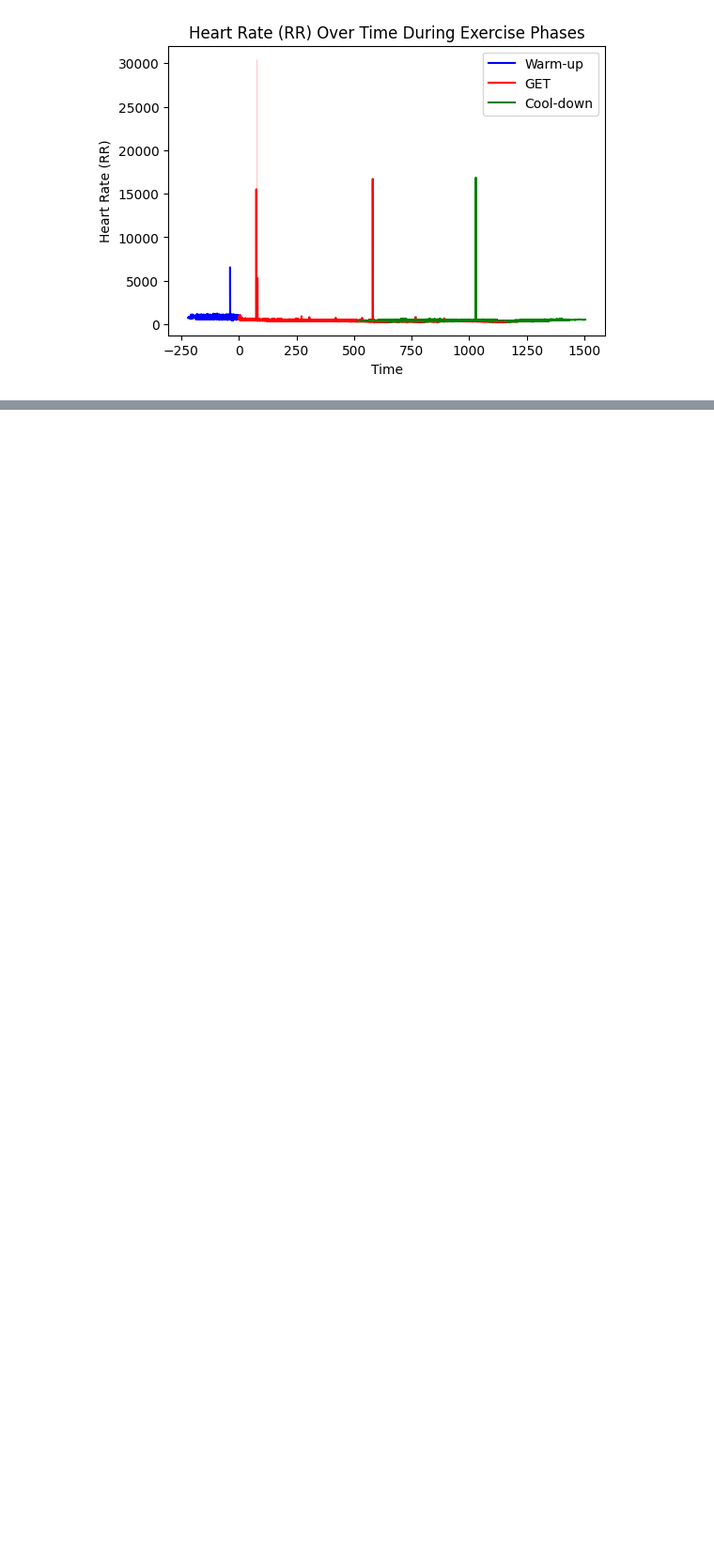
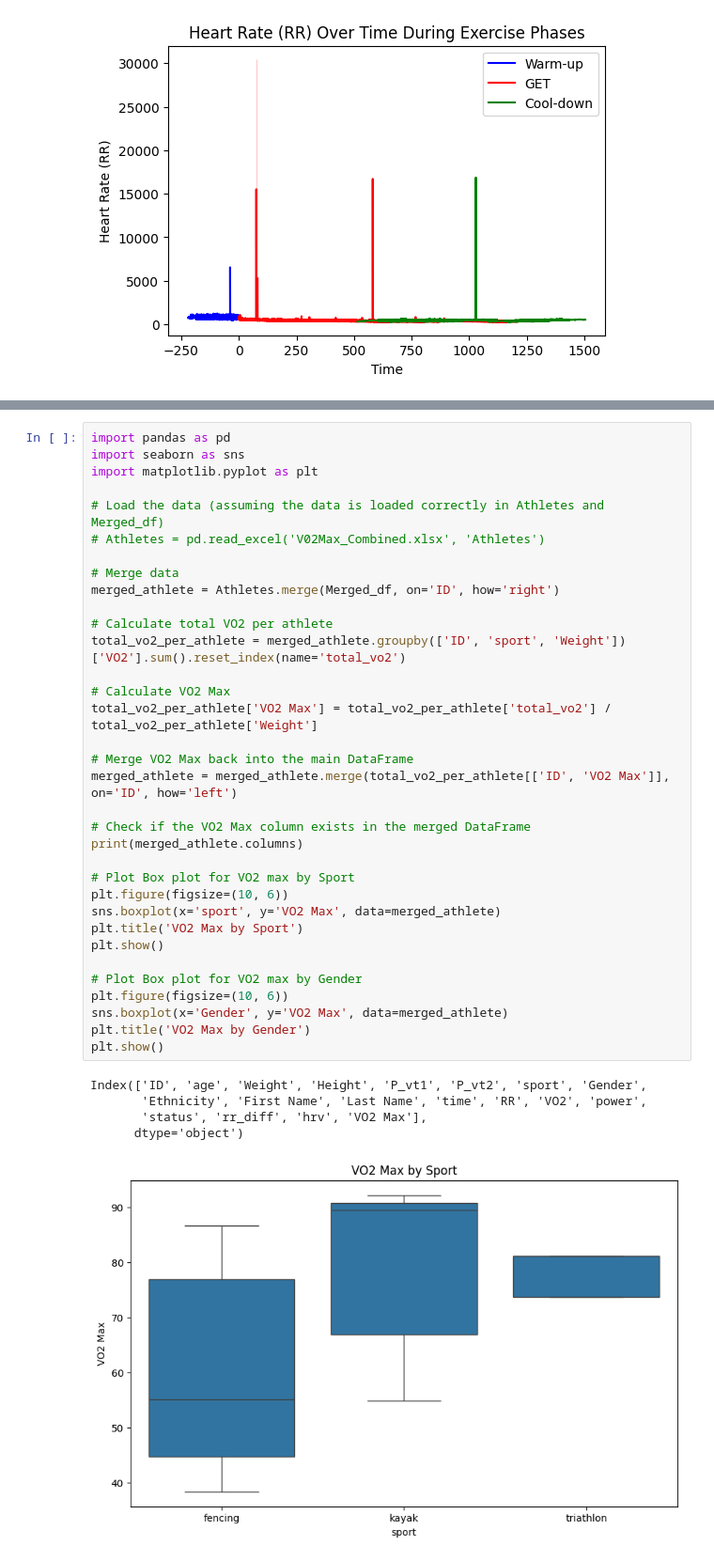
Before and after one commit to santhihubgit/Team08_PythoNinjas_PythonHackathon_Aug2024, a Jupyter notebook: Team8_PythoNinjas_AddnlQuestions.ipynb, the cells around one changed output, grey strips where cells are left out. Shown at 94% size. Cells and saved outputs as stored; diff of their text form; blank space fills up the shorter version.

```diff
--- a/Team8_PythoNinjas_AddnlQuestions.ipynb
+++ b/Team8_PythoNinjas_AddnlQuestions.ipynb
@@ -350,0 +353,40 @@ plt.show()
+# %%
+import pandas as pd
+import seaborn as sns
+import matplotlib.pyplot as plt
+
+# Load the data (assuming the data is loaded correctly in Athletes and Merged_df)
+# Athletes = pd.read_excel('V02Max_Combined.xlsx', 'Athletes')
+
+# Merge data
+merged_athlete = Athletes.merge(Merged_df, on='ID', how='right')
+
+# Calculate total VO2 per athlete
+total_vo2_per_athlete = merged_athlete.groupby(['ID', 'sport', 'Weight'])['VO2'].sum().reset_index(name='total_vo2')
+
+# Calculate VO2 Max
+total_vo2_per_athlete['VO2 Max'] = total_vo2_per_athlete['total_vo2'] / total_vo2_per_athlete['Weight']
+
+# Merge VO2 Max back into the main DataFrame
+merged_athlete = merged_athlete.merge(total_vo2_per_athlete[['ID', 'VO2 Max']], on='ID', how='left')
+
+# Check if the VO2 Max column exists in the merged DataFrame
+print(merged_athlete.columns)
+
+# Plot Box plot for VO2 max by Sport
+plt.figure(figsize=(10, 6))
+sns.boxplot(x='sport', y='VO2 Max', data=merged_athlete)
+plt.title('VO2 Max by Sport')
+plt.show()
+
+# Plot Box plot for VO2 max by Gender
+plt.figure(figsize=(10, 6))
+sns.boxplot(x='Gender', y='VO2 Max', data=merged_athlete)
+plt.title('VO2 Max by Gender')
+plt.show()
+# %% [output]
+Index(['ID', 'age', 'Weight', 'Height', 'P_vt1', 'P_vt2', 'sport', 'Gender',
+       'Ethnicity', 'First Name', 'Last Name', 'time', 'RR', 'VO2', 'power',
+       'status', 'rr_diff', 'hrv', 'VO2 Max'],
+      dtype='object')
+[figure, added]
```
Also changed, not shown: parts of 10 cells of this notebook.
